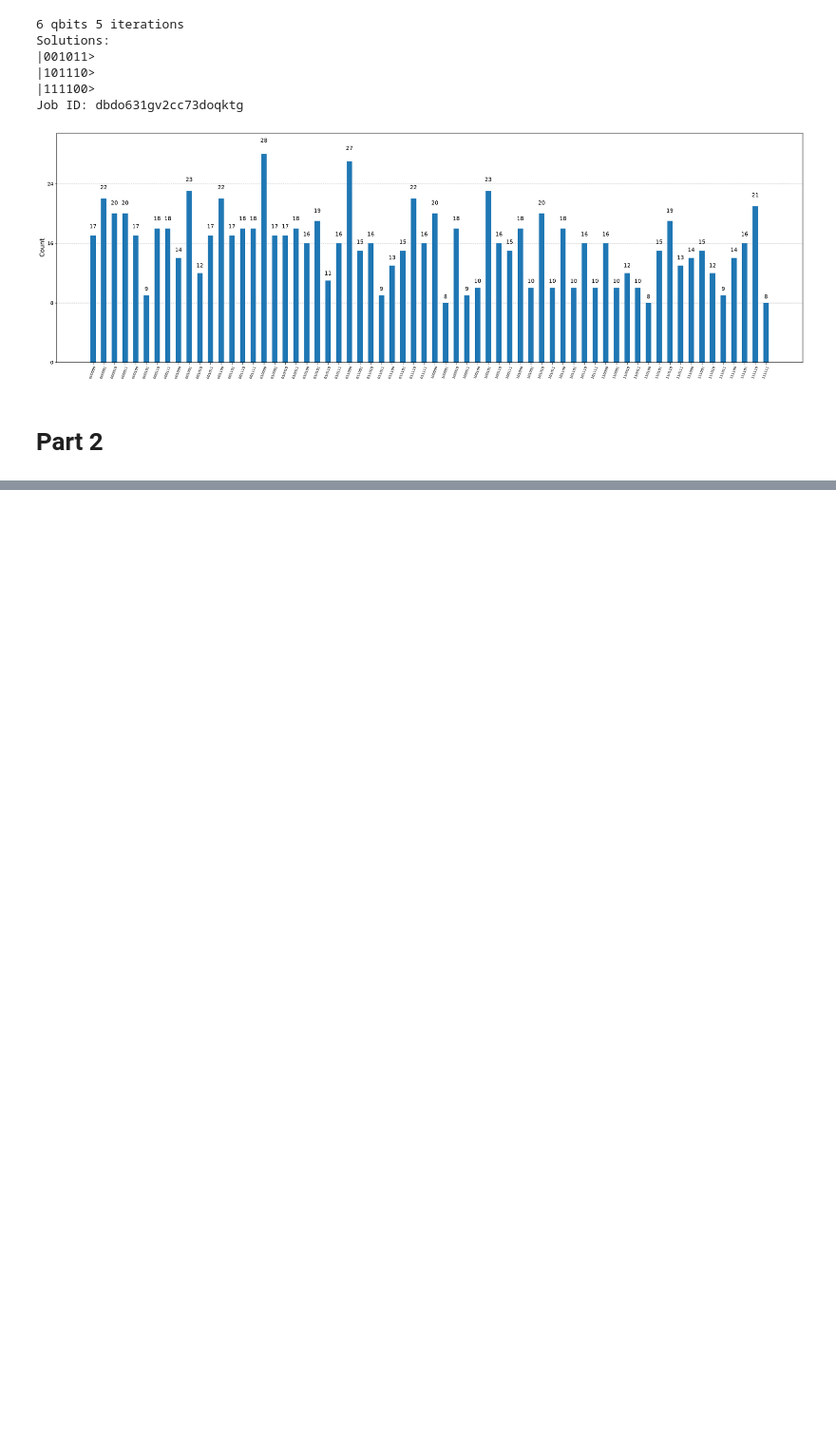
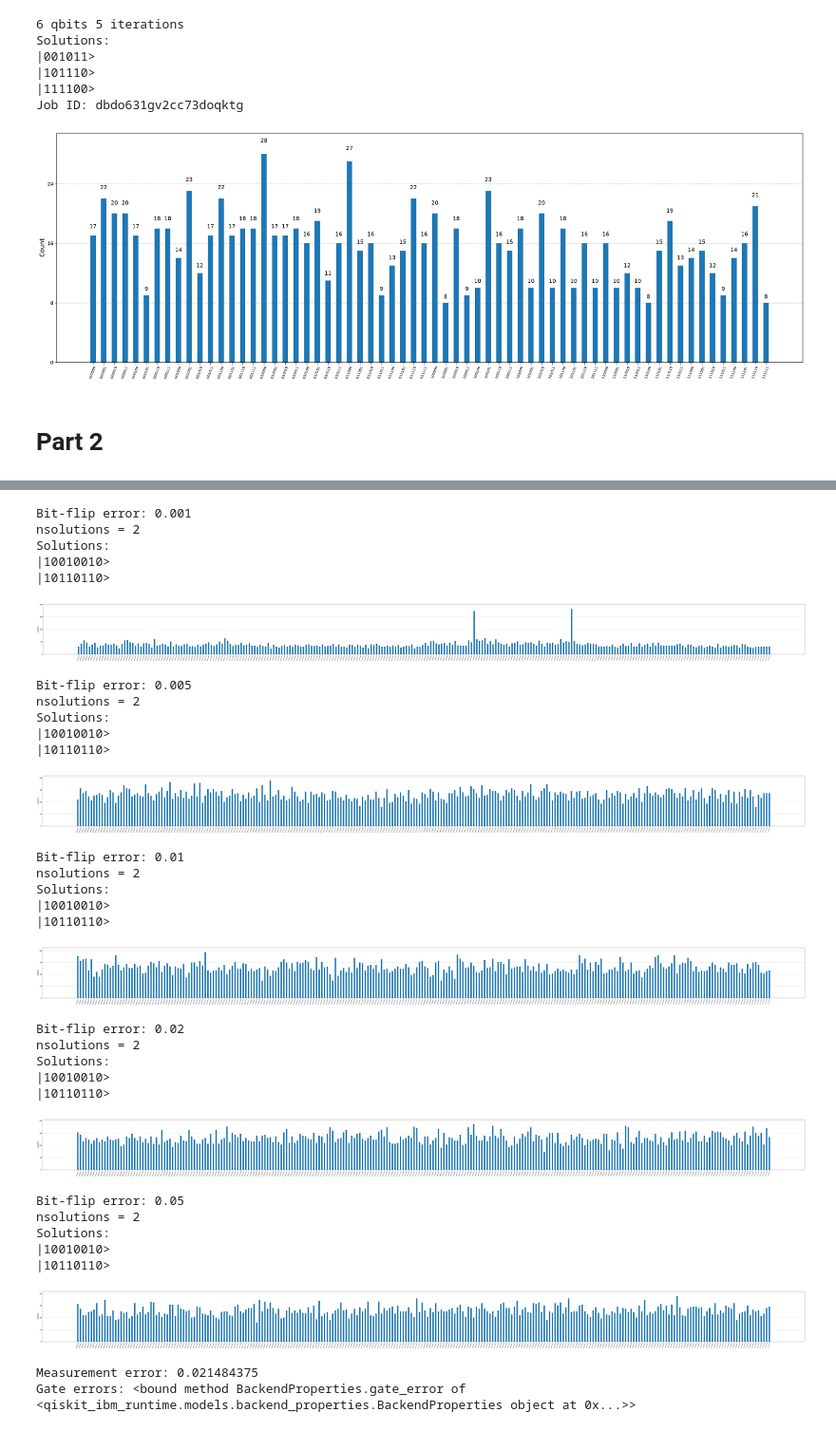
Before and after one commit to KingCobra021/Quantum-A1, a Jupyter notebook: A1.ipynb, the cells around one changed output, grey strips where cells are left out. Shown at 95% size. Saved outputs shown, nothing was run; the diff lists cells and outputs as text; code cells hidden in the pictures; blank space fills up the shorter version.

```diff
--- a/A1.ipynb
+++ b/A1.ipynb
@@ -744,0 +936,47 @@ Job ID: dbdo631gv2cc73doqktg
+# %%
+for p_gate in [0.001, 0.005, 0.01, 0.02, 0.05]:
+    print(f"Bit-flip error: {p_gate}")
+
+    counts = noisy_grover(n=8, iterations=2,p_gate=p_gate,p_meas=0.01)
+# %% [output]
+Bit-flip error: 0.001
+nsolutions = 2
+Solutions:
+|10010010>
+|10110110>
+[figure, added]
+Bit-flip error: 0.005
+nsolutions = 2
+Solutions:
+|10010010>
+|10110110>
+[figure, added]
+Bit-flip error: 0.01
+nsolutions = 2
+Solutions:
+|10010010>
+|10110110>
+[figure, added]
+Bit-flip error: 0.02
+nsolutions = 2
+Solutions:
+|10010010>
+|10110110>
+[figure, added]
+Bit-flip error: 0.05
+nsolutions = 2
+Solutions:
+|10010010>
+|10110110>
+[figure, added]
+# %%
+from qiskit_ibm_runtime import QiskitRuntimeService
+
+service = QiskitRuntimeService()
+backend = service.backend("ibm_fez")
+
+print("Measurement error:", backend.properties().readout_error(0))
+print("Gate errors:", backend.properties().gate_error)
+# %% [output]
+Measurement error: 0.021484375
+Gate errors: <bound method BackendProperties.gate_error of <qiskit_ibm_runtime.models.backend_properties.BackendProperties object at 0x...>>
```
Also changed, not shown: parts of 10 cells of this notebook.
